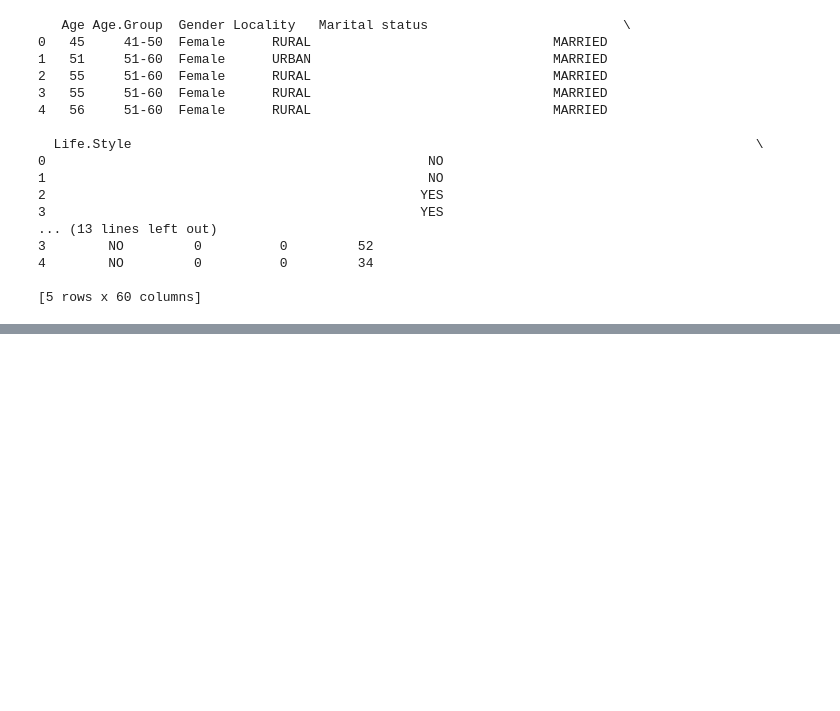
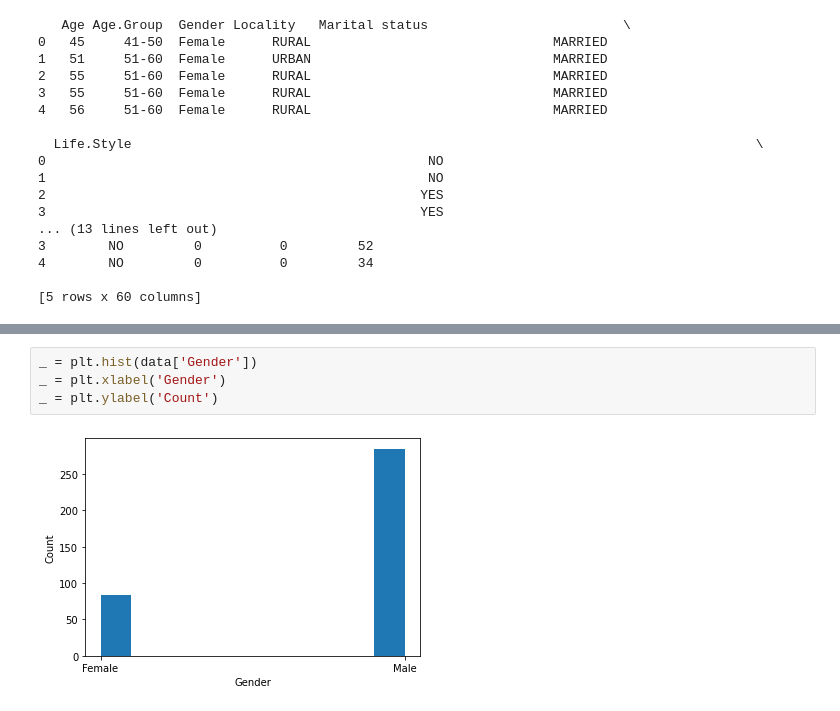
Before and after one commit to GBala-PrptlStdnt/-UCDPA_GregBala-, a Jupyter notebook: Project - HF.ipynb, the cells around one changed output, grey strips where cells are left out. Drawn from its saved outputs; the diff is of its cells as text; blank space fills up the shorter version.

```diff
--- a/Project - HF.ipynb
+++ b/Project - HF.ipynb
@@ -72,0 +102,6 @@ SyntaxError: invalid syntax (<ipython-input-33-a2d776a055c1>, line 2)
+# %%
+_ = plt.hist(data['Gender'])
+_ = plt.xlabel('Gender')
+_ = plt.ylabel('Count')
+# %% [output]
+[figure, added]
```
Also changed, not shown: parts of 8 cells of this notebook.
